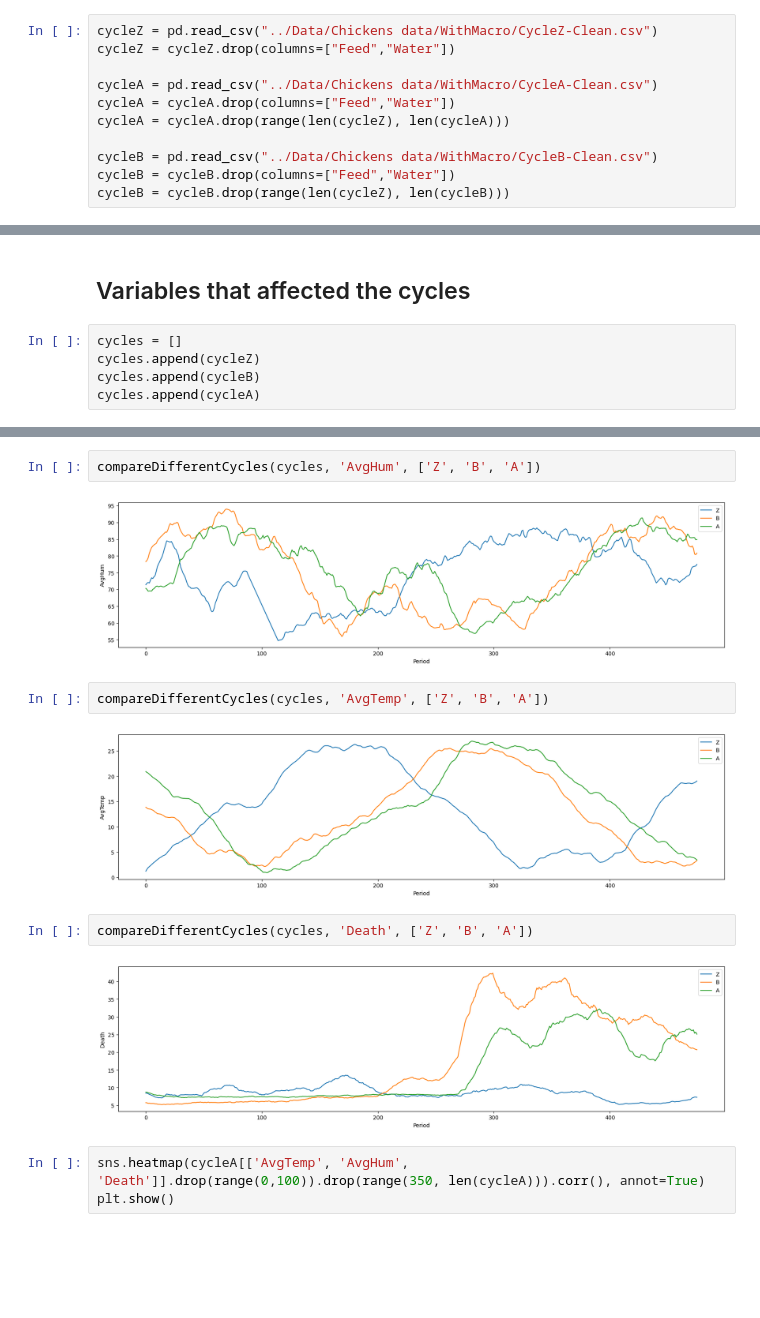
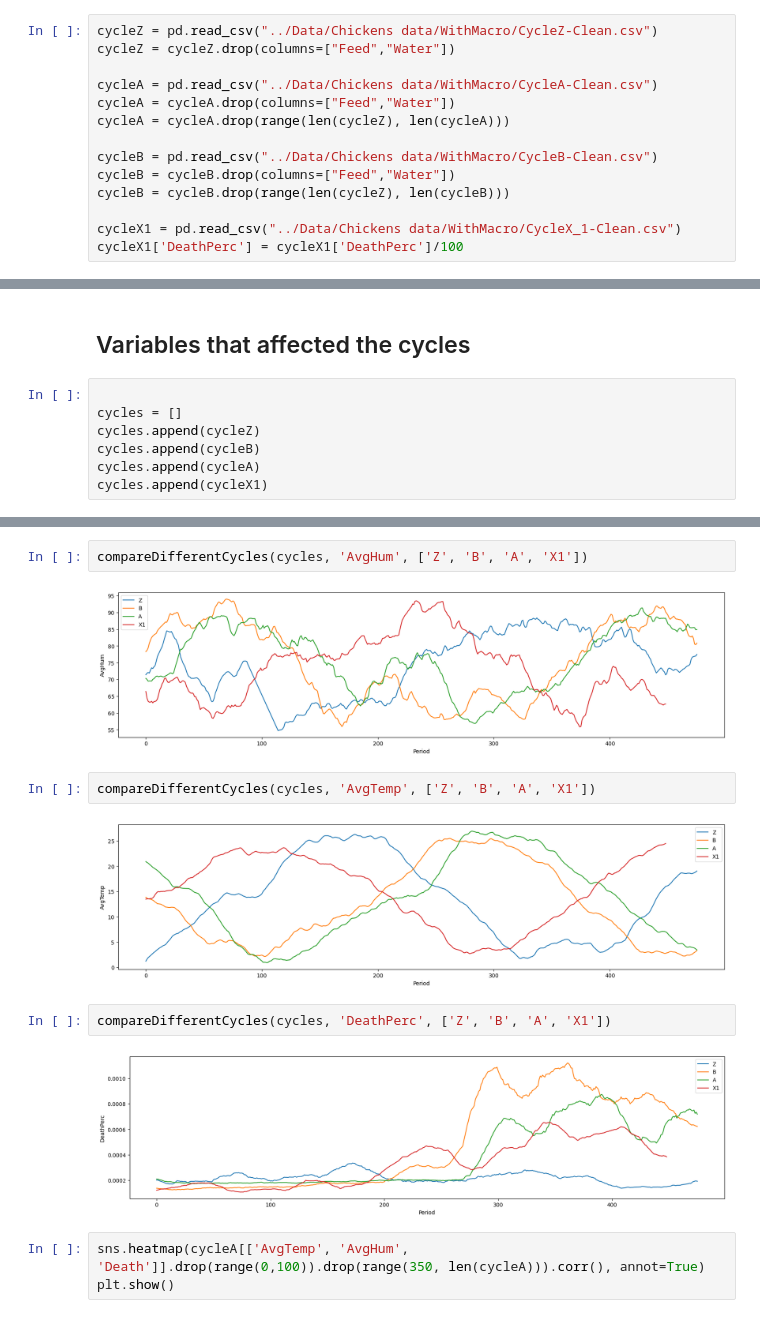
Before and after one commit to CanaliDavide/DASA--Project, a Jupyter notebook: Z_analysis/DataAnalisysZ_Cluster.ipynb, the cells around one changed output, grey strips where cells are left out. Drawn from its saved outputs; the diff is of its cells as text; blank space fills up the shorter version.

Commit message:
Fixed CycleX_1.csv data

```diff
--- a/Z_analysis/DataAnalisysZ_Cluster.ipynb
+++ b/Z_analysis/DataAnalisysZ_Cluster.ipynb
@@ -23,6 +23,9 @@ cycleA = cycleA.drop(range(len(cycleZ), len(cycleA)))
 cycleB = pd.read_csv("../Data/Chickens data/WithMacro/CycleB-Clean.csv")
 cycleB = cycleB.drop(columns=["Feed","Water"])
 cycleB = cycleB.drop(range(len(cycleZ), len(cycleB)))
+
+cycleX1 = pd.read_csv("../Data/Chickens data/WithMacro/CycleX_1-Clean.csv")
+cycleX1['DeathPerc'] = cycleX1['DeathPerc']/100
 # %% [markdown]
 ## Cycle comparison function
 # %%
@@ -56,8 +59,10 @@ def compareDifferentCycles(dataSets, attribute, legend):
 # %% [markdown]
 ## Variables that affected the cycles
 # %%
+
 cycles = []
 cycles.append(cycleZ)
 cycles.append(cycleB)
 cycles.append(cycleA)
+cycles.append(cycleX1)
 # %%
@@ -67,15 +72,15 @@ compareDifferentCycles(cycles, 'AvgTemp', ['Z', 'B', 'A'])
 # %%
-compareDifferentCycles(cycles, 'AvgHum', ['Z', 'B', 'A'])
+compareDifferentCycles(cycles, 'AvgHum', ['Z', 'B', 'A', 'X1'])
 # %% [output]
-[figure, old version]
+[figure, new version]
 # %%
-compareDifferentCycles(cycles, 'AvgTemp', ['Z', 'B', 'A'])
+compareDifferentCycles(cycles, 'AvgTemp', ['Z', 'B', 'A', 'X1'])
 # %% [output]
-[figure, old version]
+[figure, new version]
 # %%
-compareDifferentCycles(cycles, 'Death', ['Z', 'B', 'A'])
+compareDifferentCycles(cycles, 'DeathPerc', ['Z', 'B', 'A', 'X1'])
 # %% [output]
-[figure, old version]
+[figure, new version]
 # %%
 sns.heatmap(cycleA[['AvgTemp', 'AvgHum', 'Death']].drop(range(0,100)).drop(range(350, len(cycleA))).corr(), annot=True)
 plt.show()
```
Also changed, not shown: parts of 3 cells of this notebook, 3 other files.
